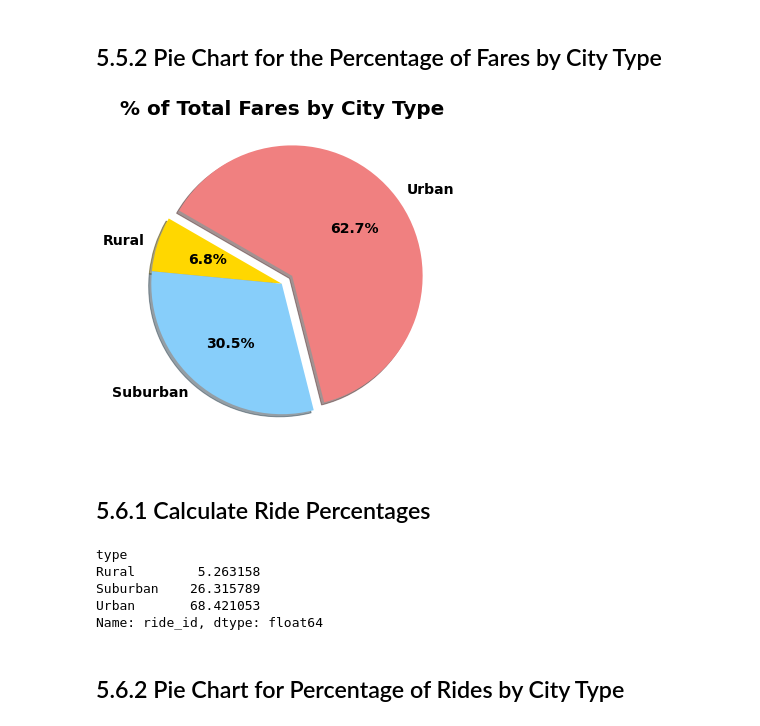
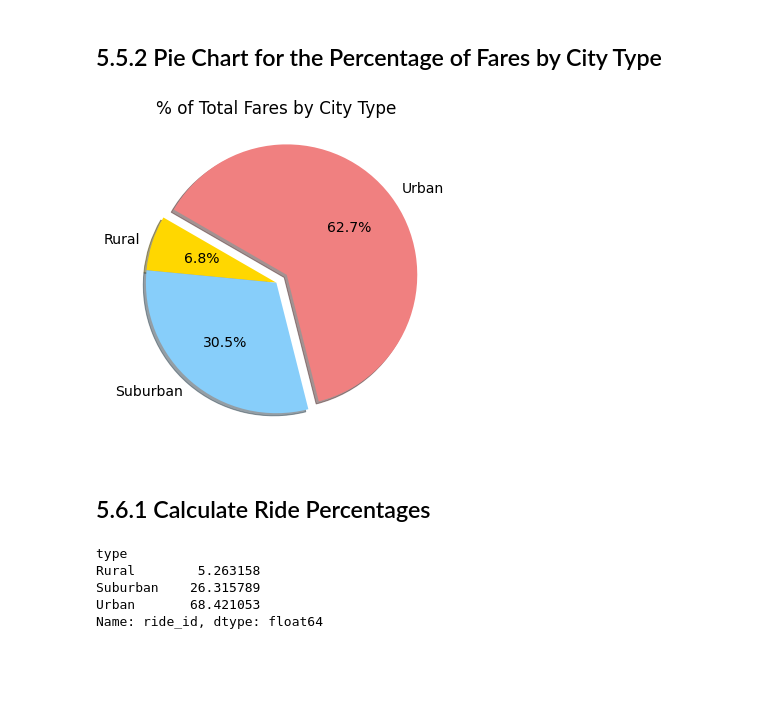
Before and after one commit to stefcenti2022/PyBer_Analysis, a Jupyter notebook: PyBer.ipynb, the cells around one changed output. Cells and saved outputs as stored; diff of their text form; code cells hidden in the pictures; blank space fills up the shorter version.

```diff
--- a/PyBer.ipynb
+++ b/PyBer.ipynb
@@ -840,26 +840,25 @@ Name: fare, dtype: float64
 # %%
 # Import mpl to change the plot configurations using rcParams
 import matplotlib as mpl
 # Build the percentage of fares by city type pie chart.
-plt.subplots(figsize=(10,6))
+plt.subplots(figsize=(10, 6))
 plt.pie(type_percents,
     labels=["Rural", "Suburban", "Urban"],
     colors=["gold", "lightskyblue", "lightcoral"],
     explode=[0, 0, 0.1],
     autopct='%1.1f%%',
     shadow=True, startangle=150)
-plt.title("% of Total Fares by City Type", weight='bold', size = 20)
+plt.title("% of Total Fares by City Type")
 # Change the default font size from 10 to 14.
 mpl.rcParams['font.size'] = 14
-mpl.rcParams['font.weight'] = 'bold'
 # Save Figure
 plt.savefig("analysis/Fig5.png")
 # Show Figure
 plt.show()
 # %% [output]
-[figure, old version]
+[figure, new version]
-# %% [markdown]
-## 5.6.1 Calculate Ride Percentages
+# %% [markdown]
+## 5.6.1 Calculate Ride Percentages
 # %%
 # Calculate the percentage of rides for each city type.
 ride_percents = 100 * pyber_data_df.groupby(["type"]).count()["ride_id"] / pyber_data_df["ride_id"].count()
@@ -870,5 +869,3 @@ Rural        5.263158
 Suburban    26.315789
 Urban       68.421053
 Name: ride_id, dtype: float64
-# %% [markdown]
-## 5.6.2 Pie Chart for Percentage of Rides by City Type
```
Also changed, not shown: parts of 7 cells of this notebook, 3 other files.
